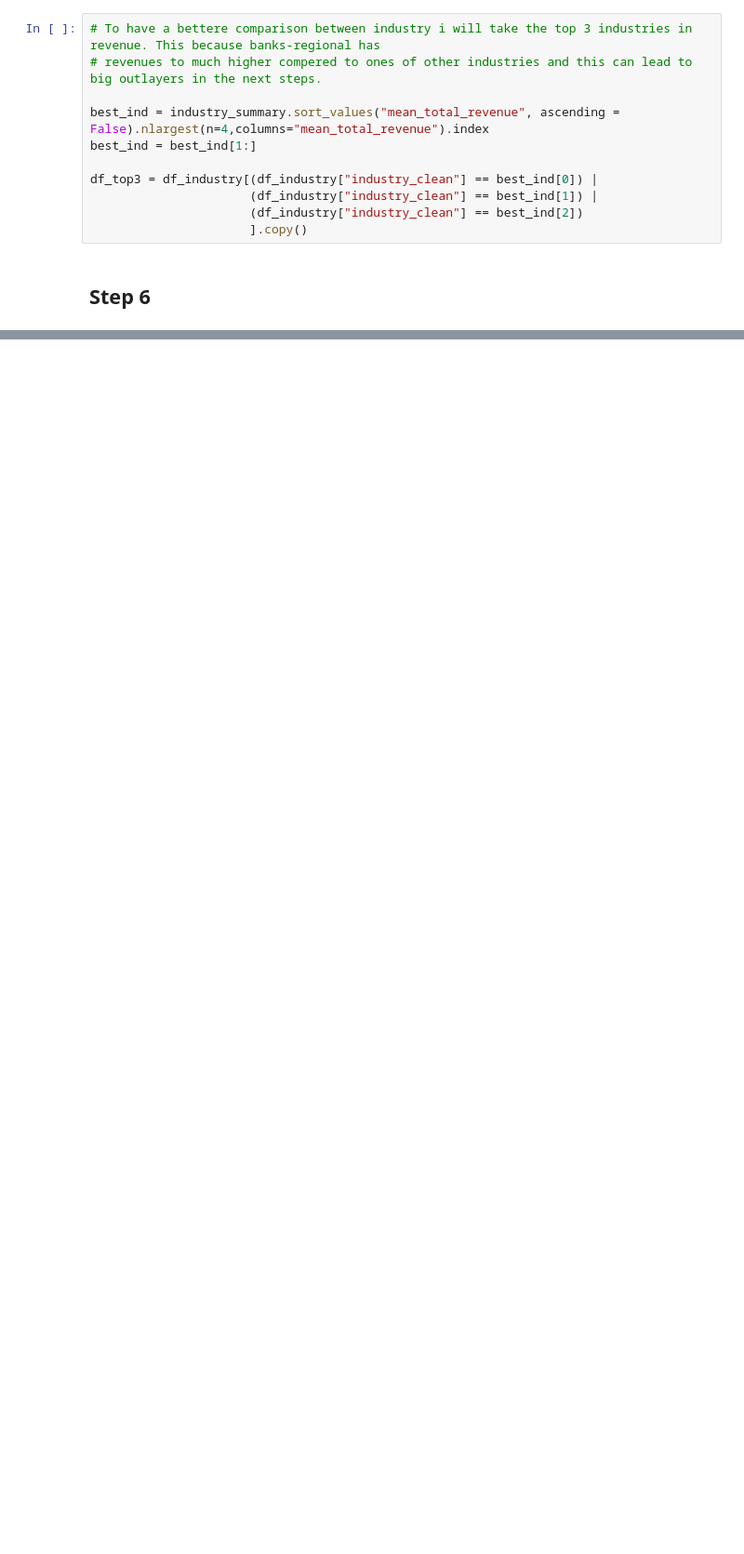
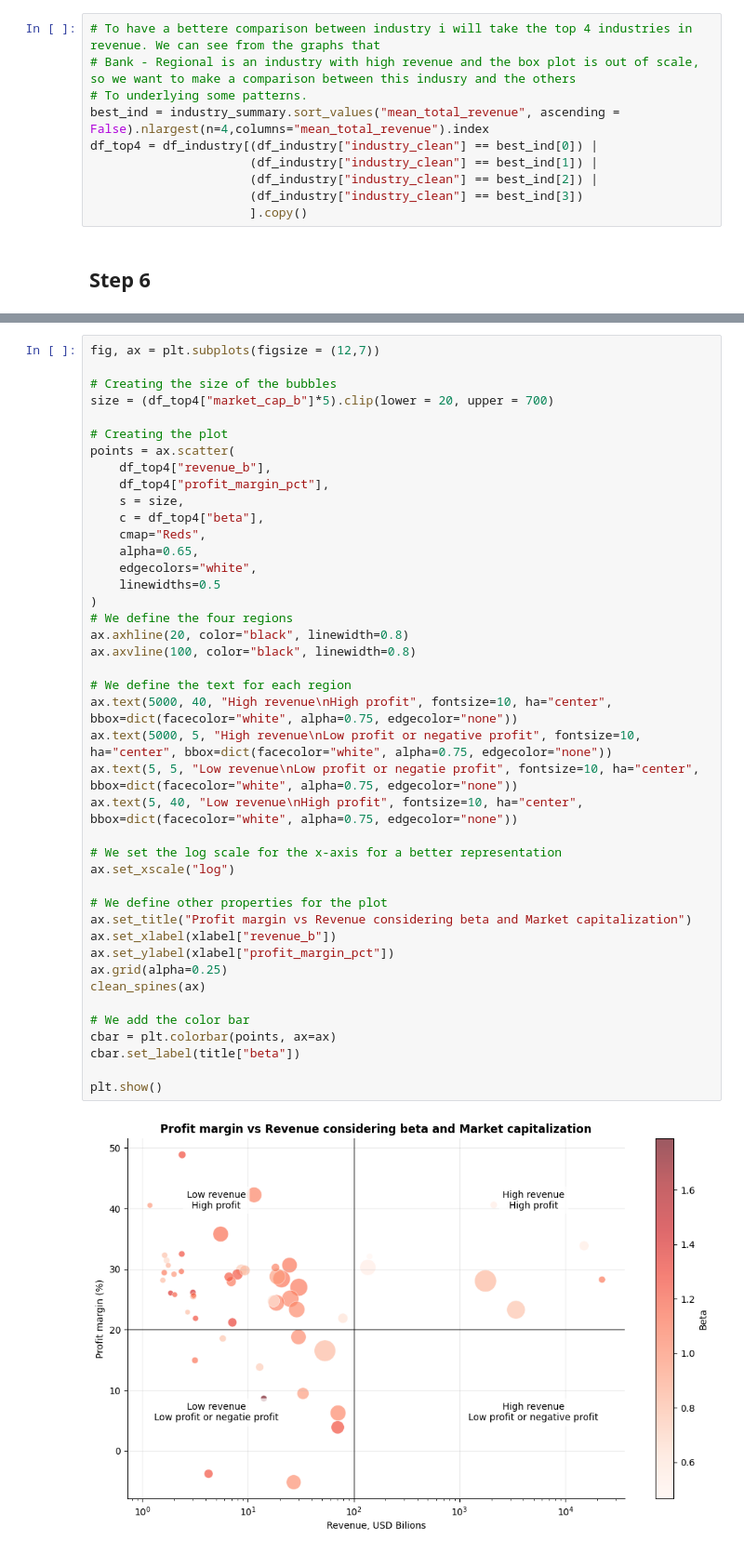
Before and after one commit to andreaisaia00/Andrea-Isaia-BDA2026, a Jupyter notebook: Homework1.ipynb, the cells around one changed output, grey strips where cells are left out. Shown at 93% size. Cells and saved outputs as stored; diff of their text form; blank space fills up the shorter version.

```diff
--- a/Homework1.ipynb
+++ b/Homework1.ipynb
@@ -261,15 +302,14 @@ for key in box_data.keys():
 # %% [markdown]
 ## Step 5
 # %%
-# To have a bettere comparison between industry i will take the top 3 industries in revenue. This because banks-regional has
-# revenues to much higher compered to ones of other industries and this can lead to big outlayers in the next steps.
-
+# To have a bettere comparison between industry i will take the top 4 industries in revenue. We can see from the graphs that
+# Bank - Regional is an industry with high revenue and the box plot is out of scale, so we want to make a comparison between this indusry and the others
+# To underlying some patterns.
 best_ind = industry_summary.sort_values("mean_total_revenue", ascending = False).nlargest(n=4,columns="mean_total_revenue").index
-best_ind = best_ind[1:]
-
-df_top3 = df_industry[(df_industry["industry_clean"] == best_ind[0]) |
+df_top4 = df_industry[(df_industry["industry_clean"] == best_ind[0]) |
                       (df_industry["industry_clean"] == best_ind[1]) |
-                      (df_industry["industry_clean"] == best_ind[2])
+                      (df_industry["industry_clean"] == best_ind[2]) |
+                      (df_industry["industry_clean"] == best_ind[3])
                       ].copy()
 # %% [markdown]
 ## Step 6
@@ -275,0 +322,44 @@ df_top3 = df_industry[(df_industry["industry_clean"] == best_ind[0]) |
+# %%
+fig, ax = plt.subplots(figsize = (12,7))
+
+# Creating the size of the bubbles
+size = (df_top4["market_cap_b"]*5).clip(lower = 20, upper = 700)
+
+# Creating the plot
+points = ax.scatter(
+    df_top4["revenue_b"],
+    df_top4["profit_margin_pct"],
+    s = size,
+    c = df_top4["beta"],
+    cmap="Reds",
+    alpha=0.65,
+    edgecolors="white",
+    linewidths=0.5
+)
+# We define the four regions
+ax.axhline(20, color="black", linewidth=0.8)
+ax.axvline(100, color="black", linewidth=0.8)
+
+# We define the text for each region
+ax.text(5000, 40, "High revenue\nHigh profit", fontsize=10, ha="center", bbox=dict(facecolor="white", alpha=0.75, edgecolor="none"))
+ax.text(5000, 5, "High revenue\nLow profit or negative profit", fontsize=10, ha="center", bbox=dict(facecolor="white", alpha=0.75, edgecolor="none"))
+ax.text(5, 5, "Low revenue\nLow profit or negatie profit", fontsize=10, ha="center", bbox=dict(facecolor="white", alpha=0.75, edgecolor="none"))
+ax.text(5, 40, "Low revenue\nHigh profit", fontsize=10, ha="center", bbox=dict(facecolor="white", alpha=0.75, edgecolor="none"))
+
+# We set the log scale for the x-axis for a better representation
+ax.set_xscale("log")
+
+# We define other properties for the plot
+ax.set_title("Profit margin vs Revenue considering beta and Market capitalization")
+ax.set_xlabel(xlabel["revenue_b"])
+ax.set_ylabel(xlabel["profit_margin_pct"])
+ax.grid(alpha=0.25)
+clean_spines(ax)
+
+# We add the color bar
+cbar = plt.colorbar(points, ax=ax)
+cbar.set_label(title["beta"])
+
+plt.show()
+# %% [output]
+[figure, added]
```
Also changed, not shown: parts of 17 cells of this notebook.
